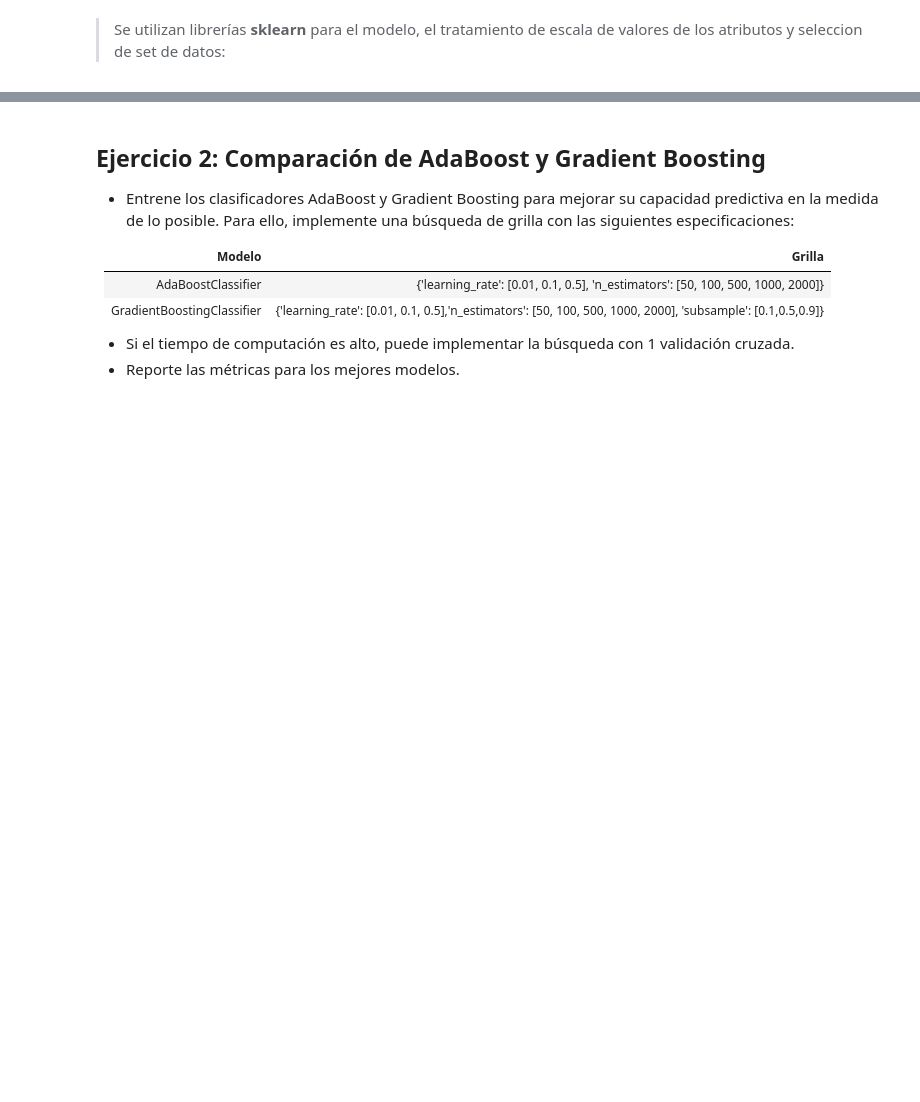
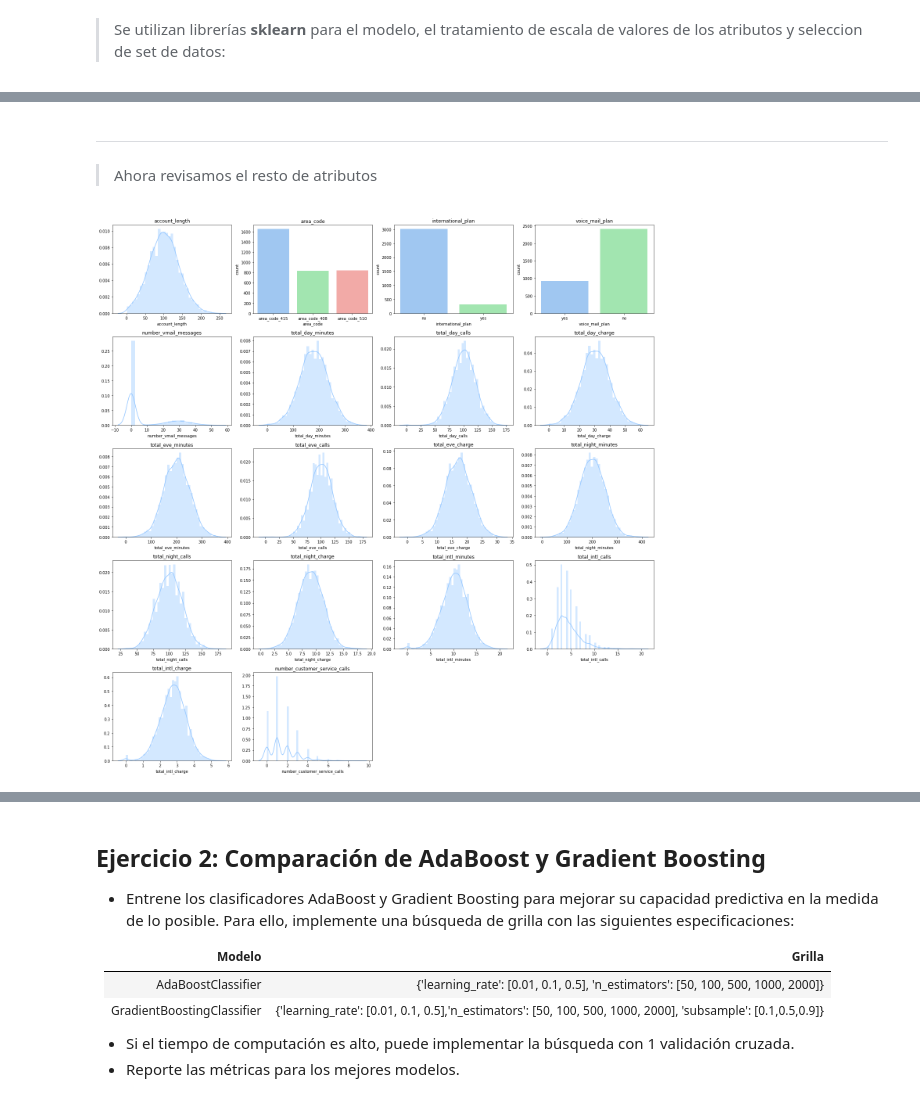
Before and after one commit to ridexmoler/modulo-machine-learning, a Jupyter notebook: semana5/sesion9/Pablo-Rocco-ACT009/notebook.ipynb, the cells around one changed output, grey strips where cells are left out. Cells and saved outputs as stored; diff of their text form; code cells hidden in the pictures; blank space fills up the shorter version.

```diff
--- a/semana5/sesion9/Pablo-Rocco-ACT009/notebook.ipynb
+++ b/semana5/sesion9/Pablo-Rocco-ACT009/notebook.ipynb
@@ -88,0 +173,21 @@ from sklearn.ensemble import RandomForestRegressor
+# %% [markdown]
+___
+> Ahora revisamos el resto de atributos
+# %%
+# Generamos una grilla con los gráficos de distribución del resto de atributos.
+plt.figure(figsize=(20,20))
+row = 5
+col = df.shape[1]//row
+# Recorremos el listado de atributos except churn y state que ya fueron analizados.
+for index, (colname, serie) in enumerate(df.drop(columns=['churn', 'state']).iteritems()):
+    plt.subplot(row, col, index+1)
+    # Si el atributo es categórico se usa un grafico de ocurrencias
+    if serie.dtype == 'object':
+        sns.countplot(serie)
+    # Sino, se utiliza un grafico de distribución
+    else:
+        sns.distplot(serie)
+    plt.title(colname)
+    plt.tight_layout()
+# %% [output]
+[figure, added]
```
Also changed, not shown: parts of 68 cells of this notebook, 3 other files.
